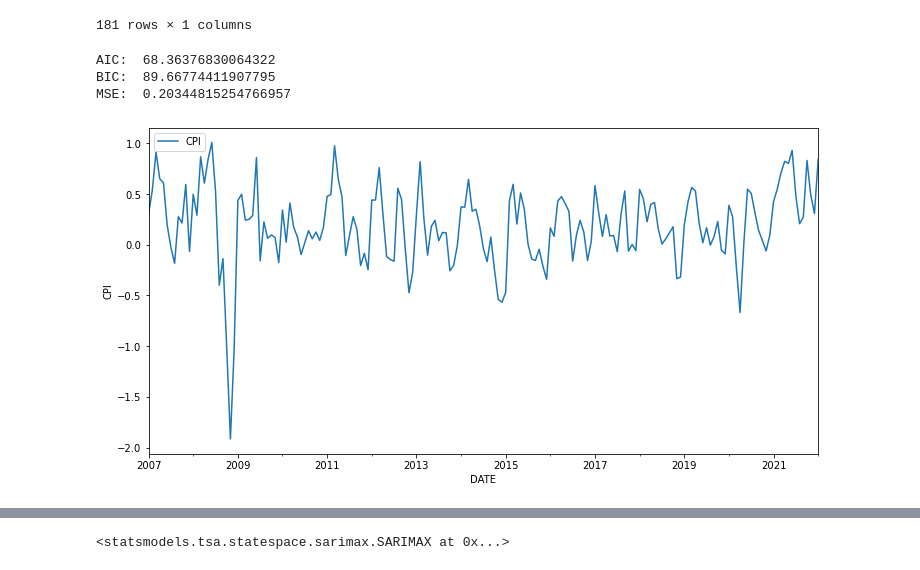
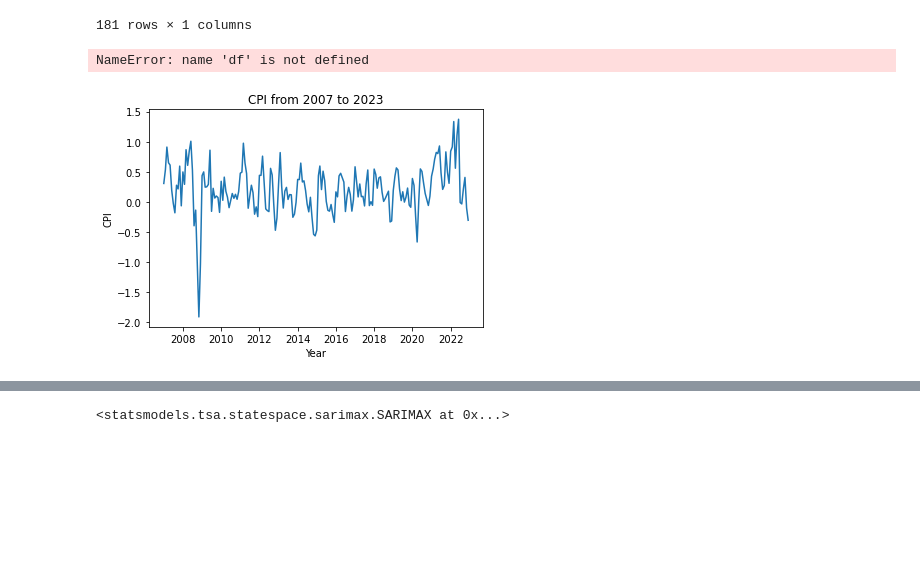
Before and after one commit to AlexanderBaker44/Chat_GPT, a Jupyter notebook: ChatGPT_Pipeline.ipynb, the cells around one changed output, grey strips where cells are left out. Drawn from its saved outputs; the diff is of its cells as text; code cells hidden in the pictures; blank space fills up the shorter version.

```diff
--- a/ChatGPT_Pipeline.ipynb
+++ b/ChatGPT_Pipeline.ipynb
@@ -549,7 +500,7 @@ from statsmodels.tsa.statespace.sarimax import SARIMAX
 from sklearn.metrics import mean_squared_error
 # Split data into train and test sets
 train = df['2007':'2019']
-test = df['2020':'2022']
+test = df['2020':'2023']
 
 # Fit the SARIMA model
 model = SARIMAX(train, order=(2,1,2), seasonal_order=(1,0,1,12))
@@ -565,25 +516,32 @@ print('AIC: ', results.aic)
 print('BIC: ', results.bic)
 print('MSE: ', mean_squared_error(test, predictions))
 # %% [output]
-AIC:  68.36376830064322
-BIC:  89.66774411907795
-MSE:  0.20344815254766957
+NameError: name 'df' is not defined
 # %%
-import pandas_datareader as pdr
+import pandas_datareader.data as pdr
 
-# Pull CPI data from FRED
-df = pdr.DataReader('CPALTT01USM657N', 'fred', start='2007-01-01', end='2022-01-31')
+# Set start and end dates
+start_date = '2007-01-01'
+end_date = '2023-01-01'
 
-# Rename column to something more readable
-df = df.rename(columns={'CPALTT01USM657N': 'CPI'})
+# Fetch CPI data from FRED
+df = pdr.DataReader('CPALTT01USM657N', 'fred', start_date, end_date)
 
-# Plot time series
-df.plot(figsize=(12,6), ylabel='CPI')
+# Rename the column
+df.columns = ['CPI']
 
-# Save to CSV
+# Plot the time series
+import matplotlib.pyplot as plt
+plt.plot(df)
+plt.title('CPI from 2007 to 2023')
+plt.xlabel('Year')
+plt.ylabel('CPI')
+plt.show()
+
+# Save the data to a CSV file
 df.to_csv('cpi.csv')
 # %% [output]
-[figure, old version]
+[figure, new version]
 # %%
 import pandas as pd
 import numpy as np
```
Also changed, not shown: parts of 8 cells of this notebook, 3 other files.
